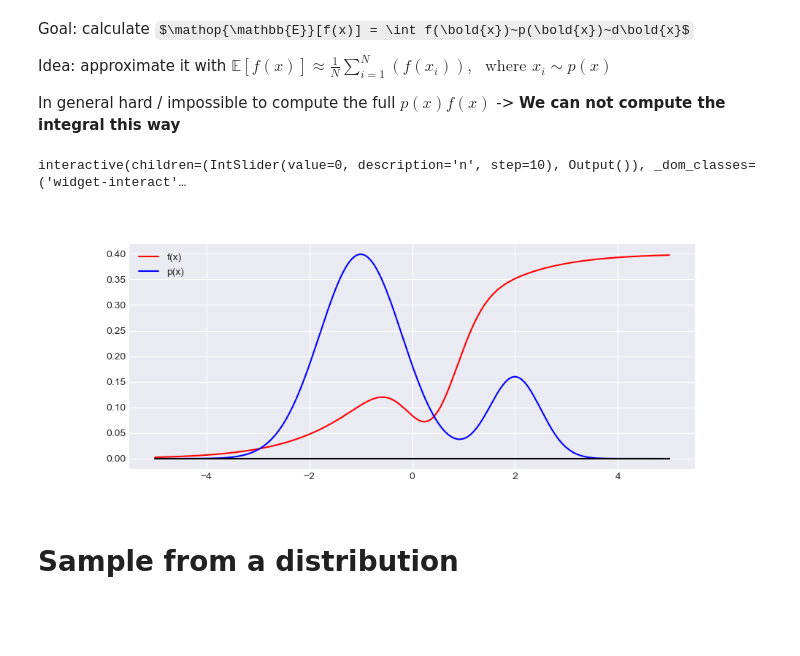
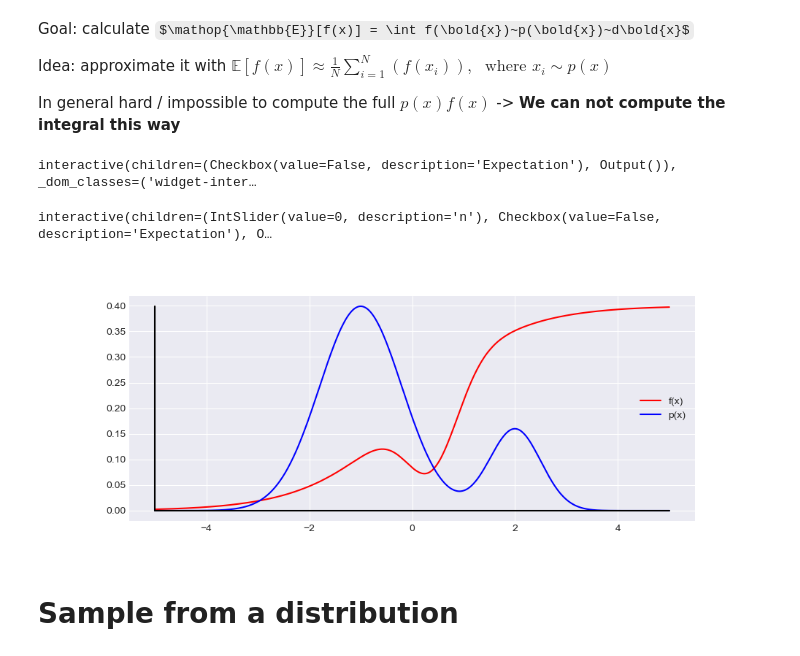
Before and after one commit to f-ilic/cib_seminar, a Jupyter notebook: overview.ipynb, the cells around one changed output. Drawn from its saved outputs; the diff is of its cells as text; code cells hidden in the pictures; some formulas as TeX source; blank space fills up the shorter version.

```diff
--- a/overview.ipynb
+++ b/overview.ipynb
@@ -112,6 +76,44 @@ Goal: calculate $\mathop{\mathbb{E}}[f(x)] = \int f(\bold{x})~p(\bold{x})~d\bold
 Idea: approximate it with $\mathbb{E}[f(x)] \approx \frac{1}{N} \sum_{i=1}^N(f(x_i)), ~~~\text{where  } x_i \sim p(x)$
 
 In general hard / impossible to compute the full $p(x)f(x)$ -> **We can not compute the integral this way**
+# %%
+# What is the underlying problem that we are trying to solve with Monte Carlo?
+def intro():
+    # plt.cla()
+    # plt.clf()
+    # plt.close()
+    def f(x, mean=0, sigma=0.1):
+        return np.exp(-(x - mean)**2 / (2 * sigma**2)) / (sigma * np.sqrt(2 * np.pi))
+
+    def sigmoid(x):
+        return 1/(1+np.exp(-x))
+
+    xs = np.linspace(-5, 5, 1000)
+
+    @widgets.interact(Expectation=False)
+    def update(Expectation=False):
+        gaussian1 = f(xs, -1, 0.8)* 0.8
+        gaussian2 = f(xs, 2, 0.5)* 0.2
+        sig = sigmoid(xs)*0.4 - f(xs, 0.4, 0.5)*0.2
+        fig = plt.figure(figsize=(10,4))
+        fig.canvas.toolbar_visible = False
+        fig.canvas.header_visible = False
+        fig.canvas.footer_visible = False
+        px = gaussian1 + gaussian2
+        plt.plot(xs, px, '-b', label="p(x)")
+        plt.plot(xs, sig, '-r', label="f(x)")
+        plt.plot(xs, np.zeros_like(xs), '-k')
+        plt.xlim([-4, 4])
+
+        if Expectation == True:
+            plt.plot(xs, sig*px, color='purple', label="p(x)f(x)")
+            plt.fill_between(xs, sig*px, color='purple', alpha=0.2)
+        plt.legend(loc='center right')
+        # print(f'area = {np.trapz(sig*px, xs)}')
+        plt.show()
+intro()
+# %% [output]
+interactive(children=(Checkbox(value=False, description='Expectation'), Output()), _dom_classes=('widget-inter…
 # %%
 def core():
     num_samples = 100
@@ -137,45 +139,49 @@ def core():
     pdf = gaussian1 + gaussian2
     cdf = np.cumsum(pdf)
 
     rands = np.random.uniform(low=0, high=cdf.max(), size=num_samples)
 
-    @widgets.interact(n=(0, num_samples, 10))
-    def update(n = 0):
+    @widgets.interact(Expectation=False, n=(0, num_samples, 1))
+    def update(n = 0, Expectation=False):
         ax0.clear();
         ax0.plot(xs, sig, '-r', label="f(x)")
 
         ax0.plot(xs, pdf, '-b', label="p(x)")
         ax0.plot(xs, np.zeros_like(xs), '-k')
+        ax0.plot([-5,-5],[0, pdf.max()], '-k')
         # ax0.set_ylabel("PDF")
         # ax0.set_yticklabels([])
 
         if n != 0:
             x_pt = []
             y_pt = []
             random_samples = rands[:n]
             for i in list(random_samples):
                 closest_intercept = (np.abs(cdf - i)).argmin()
                 value = cdf[closest_intercept]
                 xval = xs[closest_intercept]
                 x_pt.append(xval)
                 y_pt.append(value)
-                # ax0.plot([-5, xval], [i, value], 'b-', alpha=0.01, linewidth=1)
 
             list_pfs = []
             for x,y in zip(x_pt, y_pt):
-                ax0.plot(x, 0,'b|', alpha=0.3)
-                ax0.plot([-5, x], [functional_sig(x),functional_sig(x)],'b-', alpha=0.08)
-                ax0.plot([x,x], [0,functional_sig(x)],'b-', alpha=0.08)
-                list_pfs.append(functional_sig(x))
+                ax0.plot(x, 0,'b|', alpha=0.3, markersize=10, linewidth=100)
+                if Expectation == True:
+                    ax0.plot(-5, functional_sig(x), 'b_', alpha=0.3, markersize=10, linewidth=100)
+                    ax0.plot([-5, x], [functional_sig(x),functional_sig(x)],'b-', alpha=0.08)
+                    ax0.plot([x,x], [0,functional_sig(x)],'b-', alpha=0.08)
+                    ax0.plot(-5, functional_sig(x),'b-')
+                    list_pfs.append(functional_sig(x))
 
-            ax0.plot(-5,np.array(list_pfs).mean(), 'purple', marker=".")
-            ax0.plot([-5, -4], [np.array(list_pfs).mean(), np.array(list_pfs).mean()], 'purple', label=r"$\mathbb{E}[f(x)]$")
-        ax0.legend()
+            if Expectation == True:
+                ax0.plot(-5,np.array(list_pfs).mean(), 'purple', marker="<")
+                ax0.plot([-5, -4], [np.array(list_pfs).mean(), np.array(list_pfs).mean()], 'purple', label="p(x)f(x)")
+        ax0.legend(loc='center right')
         # print(np.array(list_pfs).mean())
 core()
 # %% [output]
-interactive(children=(IntSlider(value=0, description='n', step=10), Output()), _dom_classes=('widget-interact'…
+interactive(children=(IntSlider(value=0, description='n'), Checkbox(value=False, description='Expectation'), O…
-[figure, old version]
+[figure, new version]
 # %% [markdown]
 # Sample from a distribution
 # %% [markdown]
```
Also changed, not shown: parts of 11 cells of this notebook, 1 other file.
